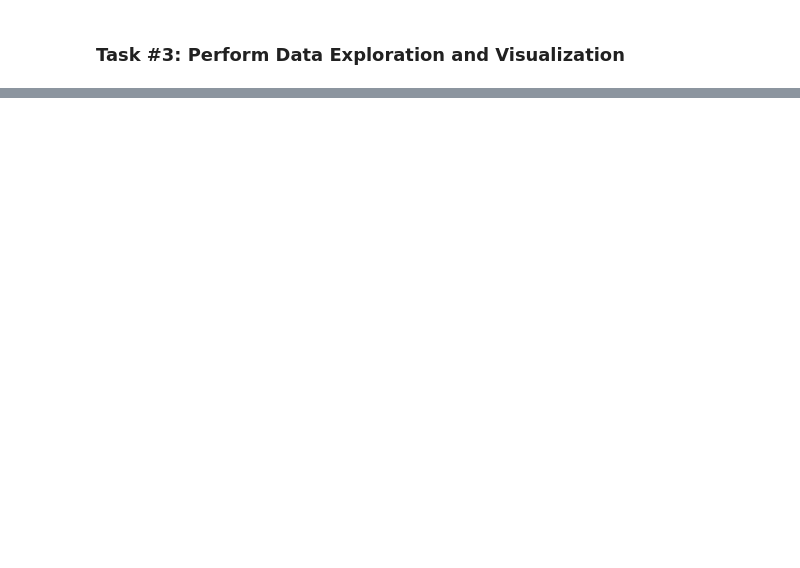
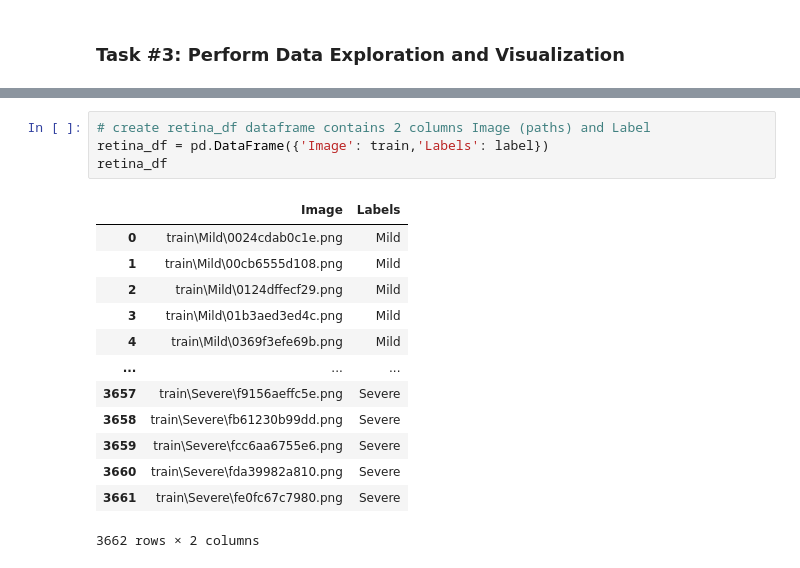
Before and after one commit to zacharyvunguyen/Diabetic_Retinopathy_Detection_Using_Artificial_Intelligence, a Jupyter notebook: Diabetic Retinopathy Detection Solution.ipynb, the cells around one changed output, grey strips where cells are left out. Saved outputs shown, nothing was run; the diff lists cells and outputs as text; blank space fills up the shorter version.

```diff
--- a/Diabetic Retinopathy Detection Solution.ipynb
+++ b/Diabetic Retinopathy Detection Solution.ipynb
@@ -169,0 +191,18 @@ fig.tight_layout()
+# %%
+# create retina_df dataframe contains 2 columns Image (paths) and Label
+retina_df = pd.DataFrame({'Image': train,'Labels': label})
+retina_df
+# %% [output]
+|  | Image | Labels |
+| 0 | train\Mild\0024cdab0c1e.png | Mild |
+| 1 | train\Mild\00cb6555d108.png | Mild |
+| 2 | train\Mild\0124dffecf29.png | Mild |
+| 3 | train\Mild\01b3aed3ed4c.png | Mild |
+| 4 | train\Mild\0369f3efe69b.png | Mild |
+| ... | ... | ... |
+| 3657 | train\Severe\f9156aeffc5e.png | Severe |
+| 3658 | train\Severe\fb61230b99dd.png | Severe |
+| 3659 | train\Severe\fcc6aa6755e6.png | Severe |
+| 3660 | train\Severe\fda39982a810.png | Severe |
+| 3661 | train\Severe\fe0fc67c7980.png | Severe |
+3662 rows × 2 columns
```
Also changed, not shown: parts of 12 cells of this notebook.
